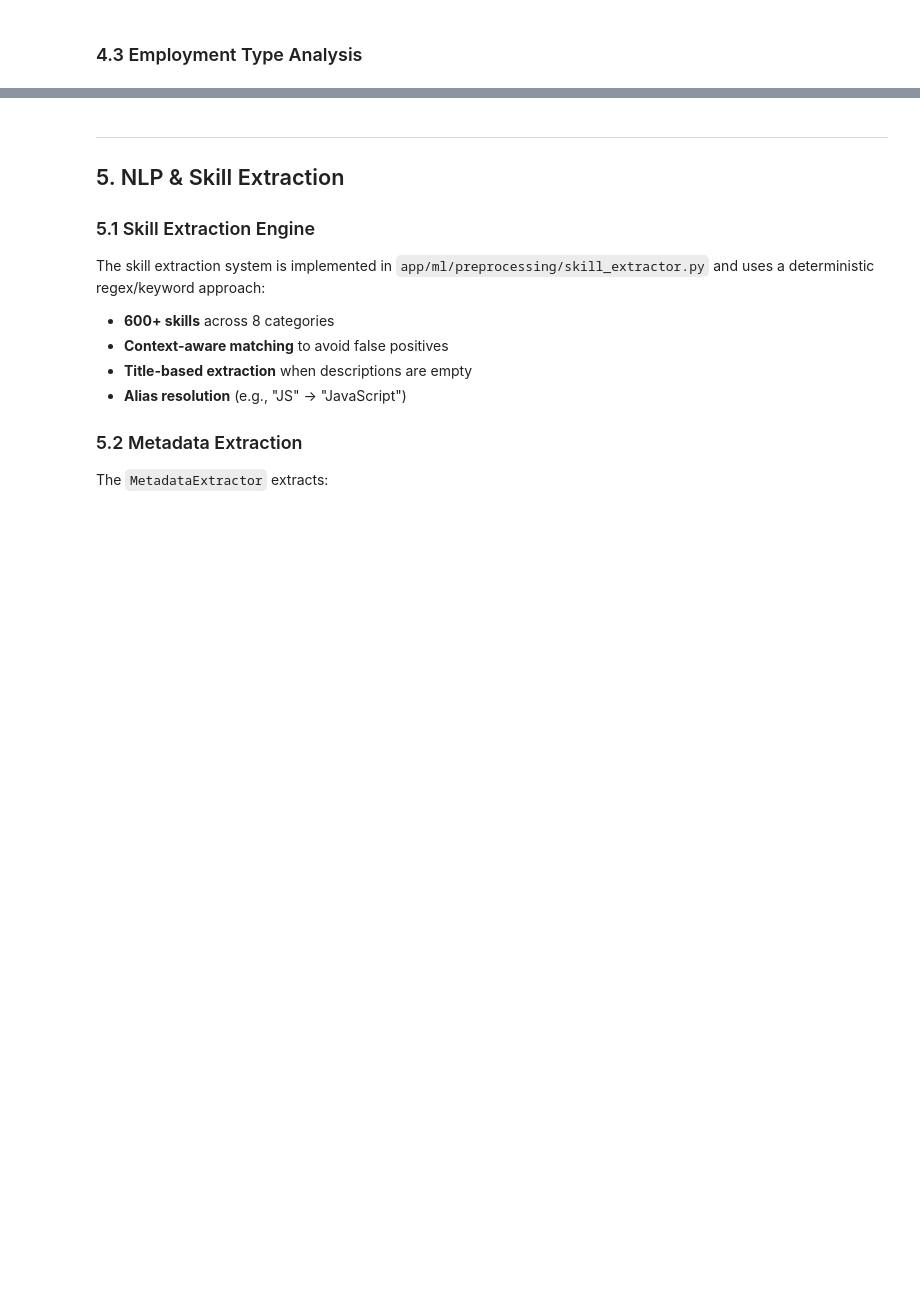
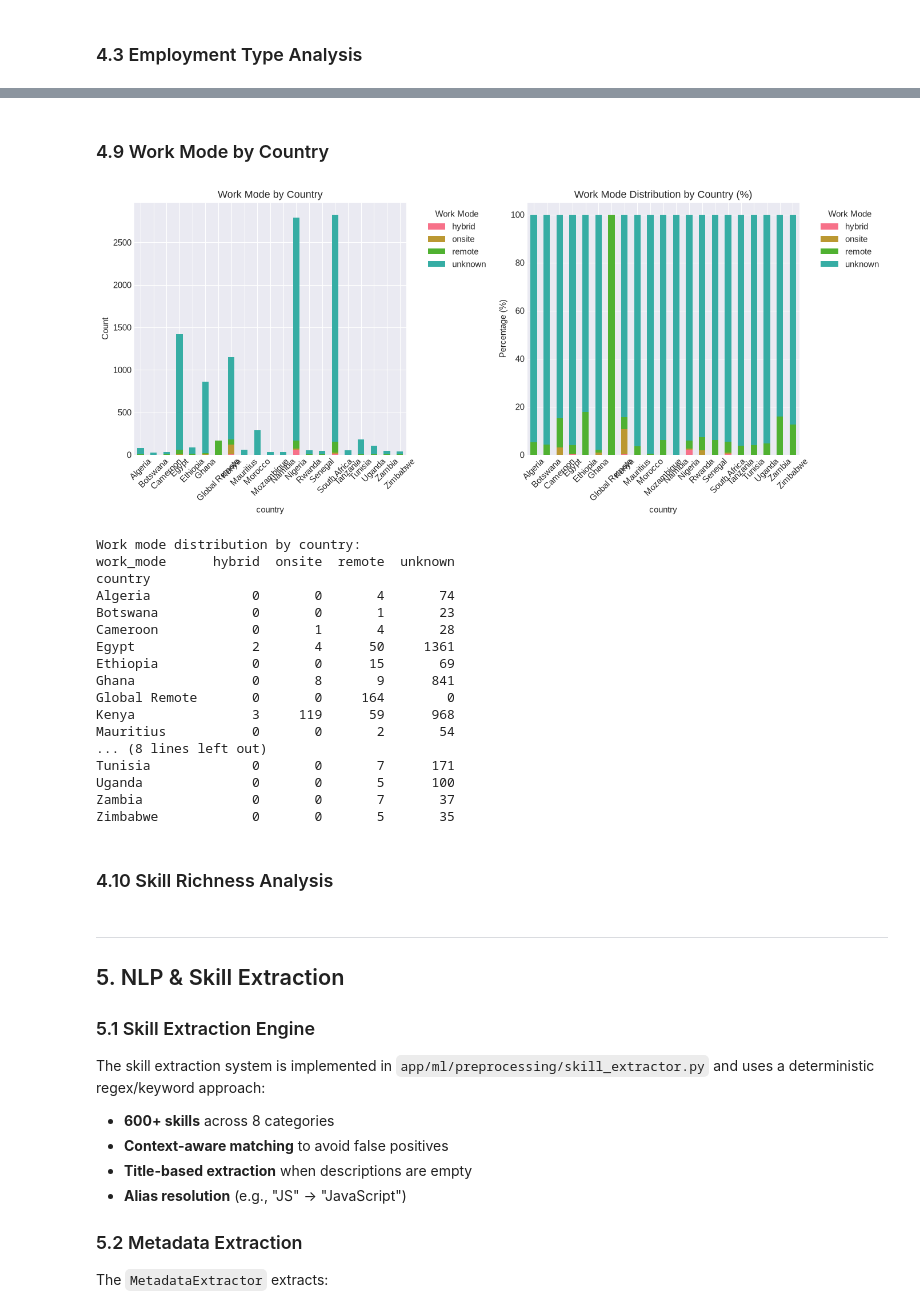
Before and after one commit to franciswairagu/jobpulseKe, a Jupyter notebook: notebooks/notebook.ipynb, the cells around one changed output, grey strips where cells are left out. Drawn from its saved outputs; the diff is of its cells as text; code cells hidden in the pictures; blank space fills up the shorter version.

```diff
--- a/notebooks/notebook.ipynb
+++ b/notebooks/notebook.ipynb
@@ -322,0 +703,57 @@ plt.show()
+# %% [markdown]
+### 4.9 Work Mode by Country
+# %%
+# Work mode distribution by country
+if 'work_mode' in df.columns and 'country' in df.columns:
+    # Filter to countries with sufficient data
+    country_counts = df['country'].value_counts()
+    valid_countries = country_counts[country_counts > 20].index
+    df_valid = df[df['country'].isin(valid_countries)]
+
+    # Create cross-tabulation
+    work_mode_country = pd.crosstab(df_valid['country'], df_valid['work_mode'])
+
+    # Plot stacked bar chart
+    fig, axes = plt.subplots(1, 2, figsize=(14, 6))
+
+    # Stacked bar
+    work_mode_country.plot(kind='bar', stacked=True, ax=axes[0])
+    axes[0].set_title('Work Mode by Country')
+    axes[0].set_ylabel('Count')
+    axes[0].tick_params(axis='x', rotation=45)
+    axes[0].legend(title='Work Mode', bbox_to_anchor=(1.05, 1), loc='upper left')
+
+    # Percentage stacked bar
+    work_mode_pct = work_mode_country.div(work_mode_country.sum(axis=1), axis=0) * 100
+    work_mode_pct.plot(kind='bar', stacked=True, ax=axes[1])
+    axes[1].set_title('Work Mode Distribution by Country (%)')
+    axes[1].set_ylabel('Percentage (%)')
+    axes[1].tick_params(axis='x', rotation=45)
+    axes[1].legend(title='Work Mode', bbox_to_anchor=(1.05, 1), loc='upper left')
+
+    plt.tight_layout()
+    plt.show()
+
+    print(f'\nWork mode distribution by country:')
+    print(work_mode_country.to_string())
+# %% [output]
+[figure, added]
+Work mode distribution by country:
+work_mode      hybrid  onsite  remote  unknown
+country
+Algeria             0       0       4       74
+Botswana            0       0       1       23
+Cameroon            0       1       4       28
+Egypt               2       4      50     1361
+Ethiopia            0       0      15       69
+Ghana               0       8       9      841
+Global Remote       0       0     164        0
+Kenya               3     119      59      968
+Mauritius           0       0       2       54
+... (8 lines left out)
+Tunisia             0       0       7      171
+Uganda              0       0       5      100
+Zambia              0       0       7       37
+Zimbabwe            0       0       5       35
+# %% [markdown]
+### 4.10 Skill Richness Analysis
```
Also changed, not shown: parts of 30 cells of this notebook, 19 other files.
